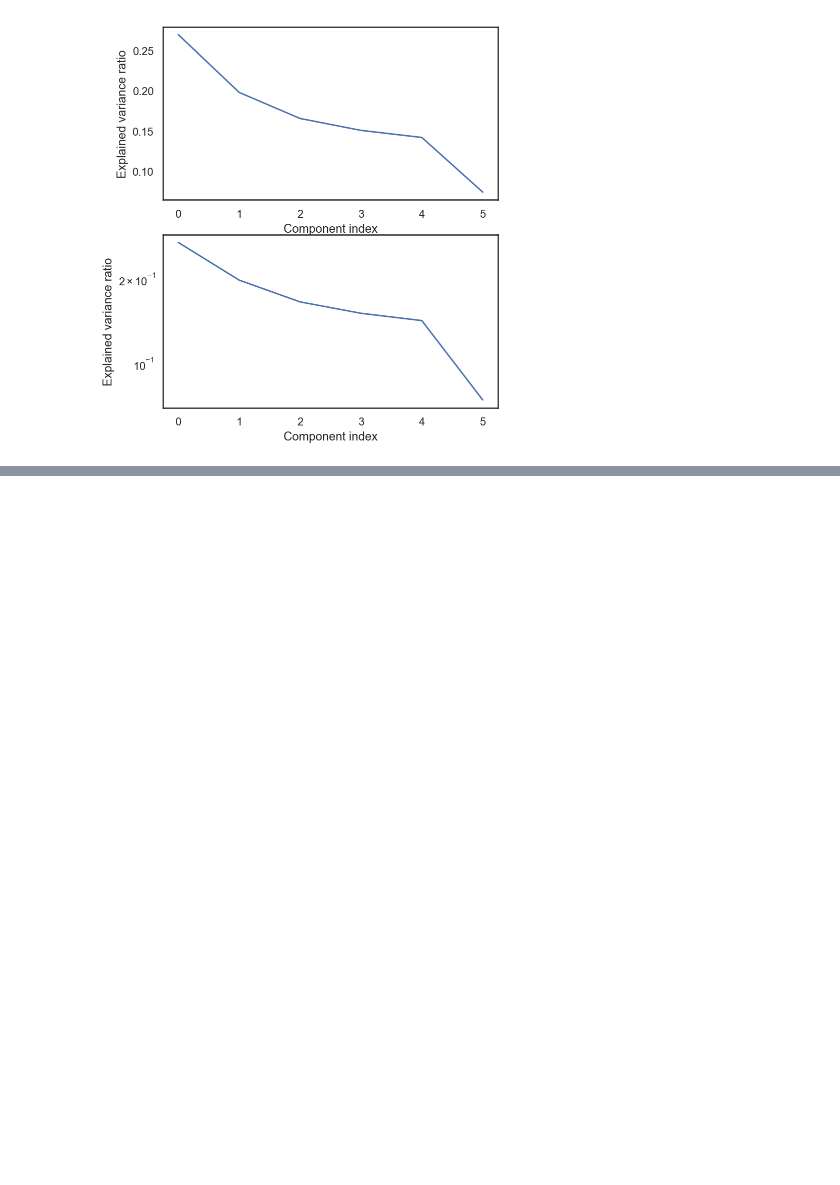
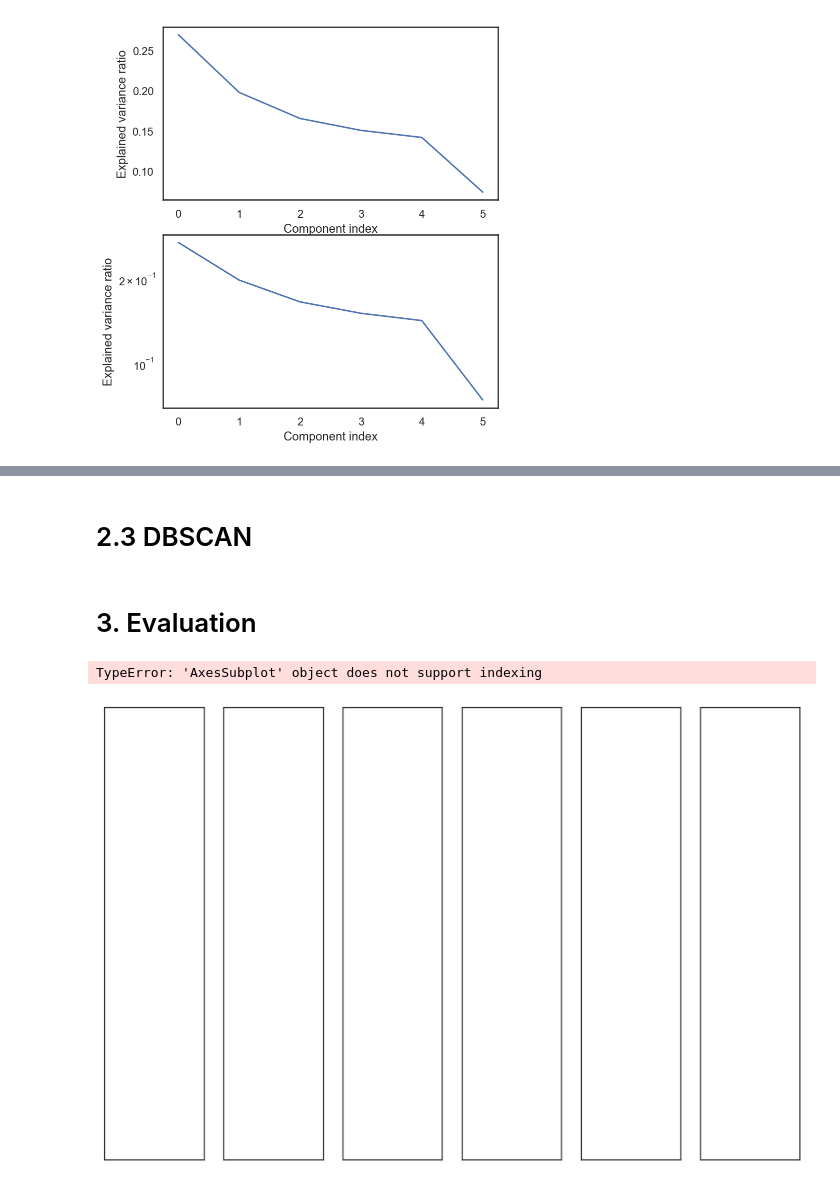
Before and after one commit to tarrelateto1/dataMining, a Jupyter notebook: Project.ipynb, the cells around one changed output, grey strips where cells are left out. Saved outputs shown, nothing was run; the diff lists cells and outputs as text; code cells hidden in the pictures; blank space fills up the shorter version.

```diff
--- a/Project.ipynb
+++ b/Project.ipynb
@@ -196,0 +276,2 @@ for ax in axes:
+# %% [markdown]
+# 2.3 DBSCAN
@@ -196,0 +288,18 @@ for ax in axes:
+# %%
+from sklearn.cluster import DBSCAN
+# DBScan, tuning 'eps' for the following mentioned values:
+fig, axes = plt.subplots(3, 2, figsize=(15, 15))
+for ax, eps in zip(axes.ravel(), np.linspace(.1, 2, 10)):
+    # your code here
+    db = DBSCAN(eps=eps)
+    db.fit(X_scaled)
+    colors = plt.cm.tab10(db.labels_)
+    colors[db.labels_ == -1] = [.5, .5, .5, 1]
+    ax.scatter(X_pca_scaled[:, 0], X_pca_scaled[:, 1], c=colors)
+    ax.set_title("Eps = {:.2f} Cluster = {} Outlier = {}".format(eps, np.bincount(db.labels_[db.labels_!=-1]), len(db.labels_[db.labels_==-1])))
+    ax.set_xlabel("First principal component")
+    ax.set_ylabel("Second principal component")
+fig.tight_layout()
+plt.show()
+# %% [markdown]
+# 3. Evaluation
@@ -196,0 +354,14 @@ for ax in axes:
+# %%
+fig, axes = plt.subplots(1, 6, subplot_kw={'xticks': (), 'yticks':()}, figsize=(15, 10))
+for ax, n_clusters in zip(axes.T, [2,3]):
+    # your code here
+    km = KMeans(n_clusters=n_clusters, random_state=0)
+    km.fit(X_scaled)
+    ax[0].scatter(X_pca_scaled[:, 0], X_pca_scaled[:, 1], c=plt.cm.tab10(km.labels_),s=10)
+    silhouette_plot(X_pca_scaled, km.labels_, ax=ax[1])
+    ax[0].set_title("K = {} score: {:.2f}".format(n_clusters,silhouette_score(X_scaled, km.labels_)))
+fig.tight_layout()
+plt.show()
+# %% [output]
+TypeError: 'AxesSubplot' object does not support indexing
+[figure, added]
```
Also changed, not shown: parts of 14 cells of this notebook.
